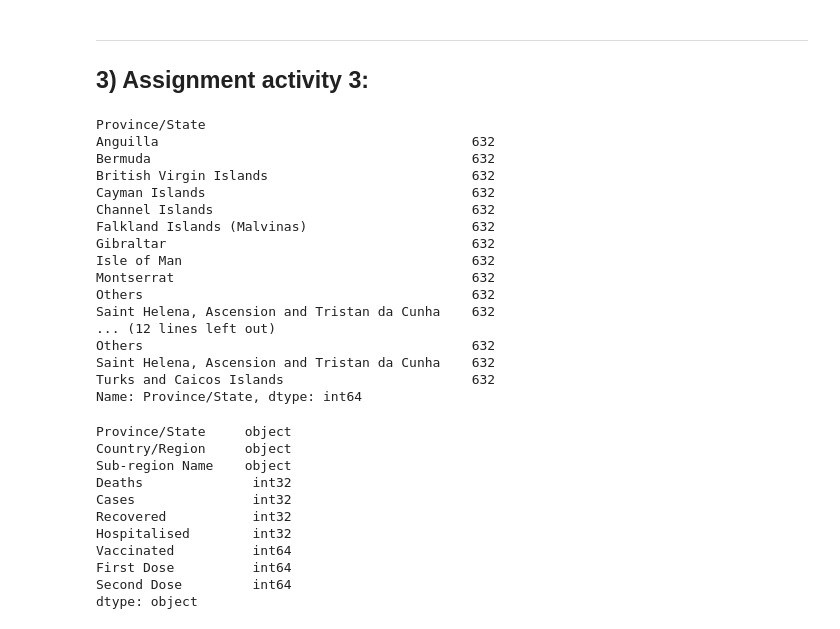
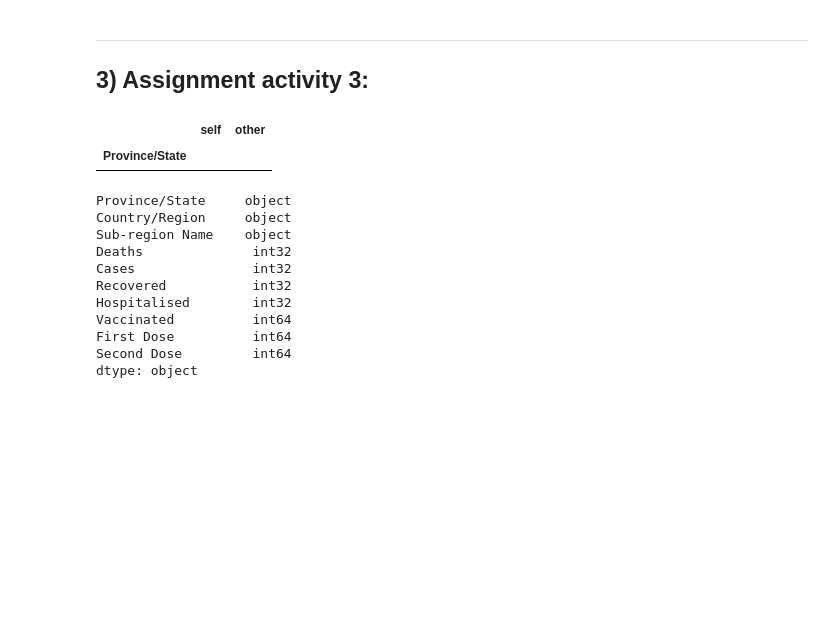
Before and after one commit to heyashy/LSE_DA_COVID_analysis, a Jupyter notebook: LSE_DA201_assignment_ash_johnson.ipynb, the cells around one changed output. Drawn from its saved outputs; the diff is of its cells as text; code cells hidden in the pictures; blank space fills up the shorter version.

```diff
--- a/LSE_DA201_assignment_ash_johnson.ipynb
+++ b/LSE_DA201_assignment_ash_johnson.ipynb
@@ -282,33 +282,16 @@ plt.show()
 ---
 ## 3) Assignment activity 3:
 # %%
-cov.drop(['Lat', 'Long', 'Intermediate Region Code'], axis=1, inplace=True)
-vac.drop(['Lat', 'Long', 'Intermediate Region Code'], axis=1, inplace=True)
-vac.set_index('Date', inplace=True)
-cov.set_index('Date', inplace=True)
-count = cov.groupby(['Province/State'])['Province/State'].count()
-
-print(count)
-count = vac.groupby(['Province/State'])['Province/State'].count()
-print(count)
+cov.drop(['Lat', 'Long', 'Intermediate Region Code'], axis=1, inplace=True, errors='ignore')
+vac.drop(['Lat', 'Long', 'Intermediate Region Code'], axis=1, inplace=True, errors='ignore')
+if vac.index.name != 'Date': vac.set_index('Date', inplace=True)
+if cov.index.name != 'Date': cov.set_index('Date', inplace=True)
+t1 = cov.groupby(['Province/State'])['Province/State'].count()
+t2 = vac.groupby(['Province/State'])['Province/State'].count()
+t1.compare(t2)
 # %% [output]
-Province/State
-Anguilla                                        632
-Bermuda                                         632
-British Virgin Islands                          632
-Cayman Islands                                  632
-Channel Islands                                 632
-Falkland Islands (Malvinas)                     632
-Gibraltar                                       632
-Isle of Man                                     632
-Montserrat                                      632
-Others                                          632
-Saint Helena, Ascension and Tristan da Cunha    632
-... (12 lines left out)
-Others                                          632
-Saint Helena, Ascension and Tristan da Cunha    632
-Turks and Caicos Islands                        632
-Name: Province/State, dtype: int64
+|  | self | other |
+| Province/State |  |  |
 # %%
 vac2 = vac[['Province/State', 'Sub-region Name', 'Vaccinated', 'First Dose', 'Second Dose']]
 # %%
```
Also changed, not shown: parts of 3 cells of this notebook.
